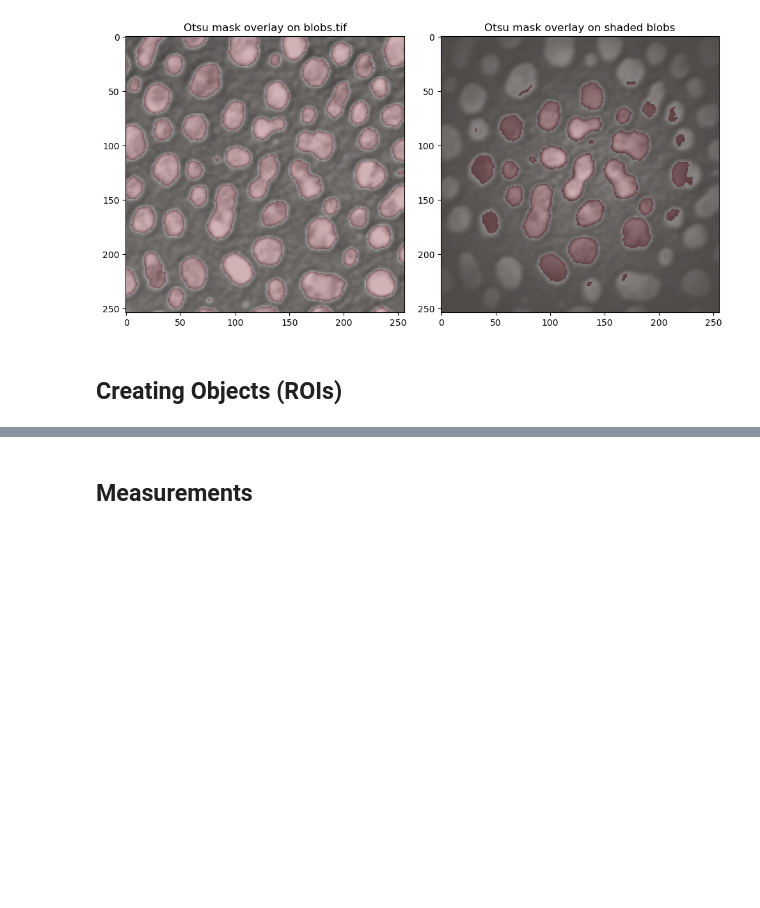
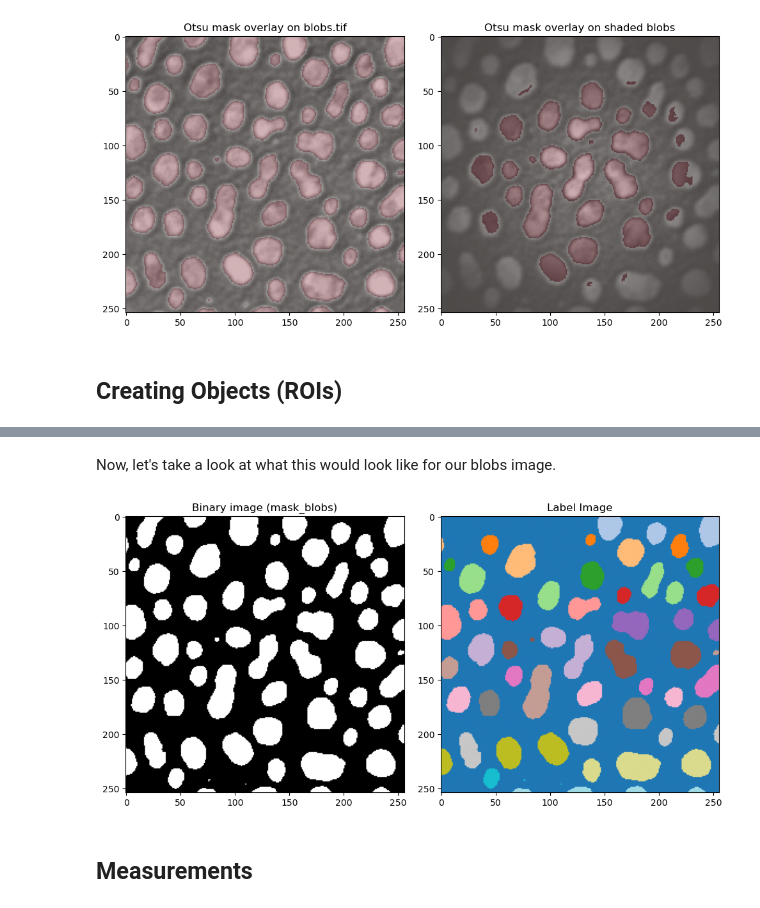
Before and after one commit to m-albert/mnb-image-analysis, a Jupyter notebook: materials/image_processing/image_processing.ipynb, the cells around one changed output, grey strips where cells are left out. Saved outputs shown, nothing was run; the diff lists cells and outputs as text; code cells hidden in the pictures; blank space fills up the shorter version.

Commit message:
End CCA part, label image generation

```diff
--- a/materials/image_processing/image_processing.ipynb
+++ b/materials/image_processing/image_processing.ipynb
@@ -407,3 +413,20 @@ Source: [1]
+# %% [markdown]
+Now, let's take a look at what this would look like for our blobs image.
+# %%
+# With measure.label we can generate the label image we need
+label_image = measure.label(mask_blobs)
+
+# Plotting code for side-by-side comparison
+fig, axes = plt.subplots(1, 2, figsize=(10, 5))
+axes[0].imshow(mask_blobs, cmap="gray")
+axes[0].set_title("Binary image (mask_blobs)")
+
+axes[1].imshow(label_image, cmap="tab20")
+axes[1].set_title(f"Label Image")
+plt.tight_layout()
+plt.show()
+# %% [output]
+[figure, added]
 # %% [markdown]
 ## Measurements
 # %% [markdown]
```
Also changed, not shown: parts of 3 cells of this notebook.
